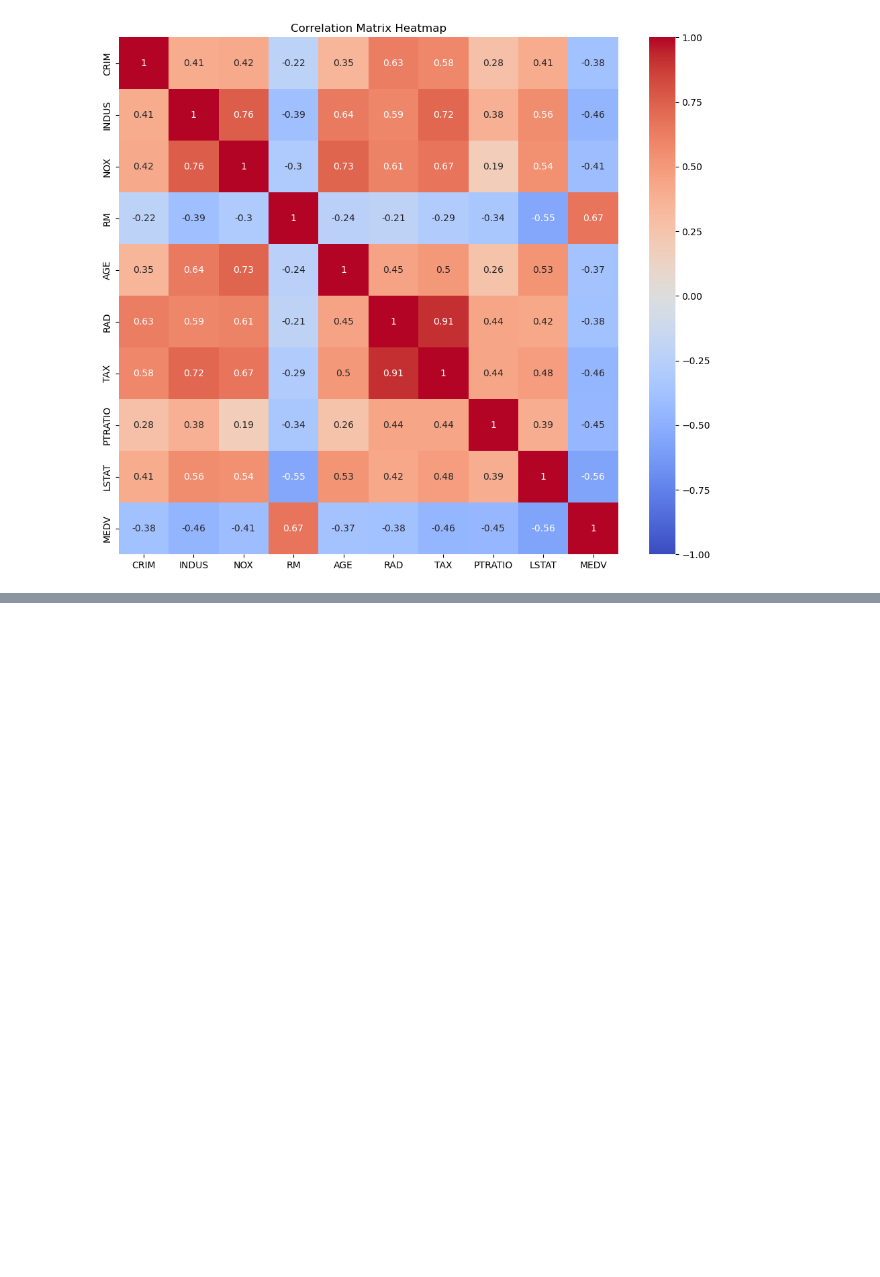
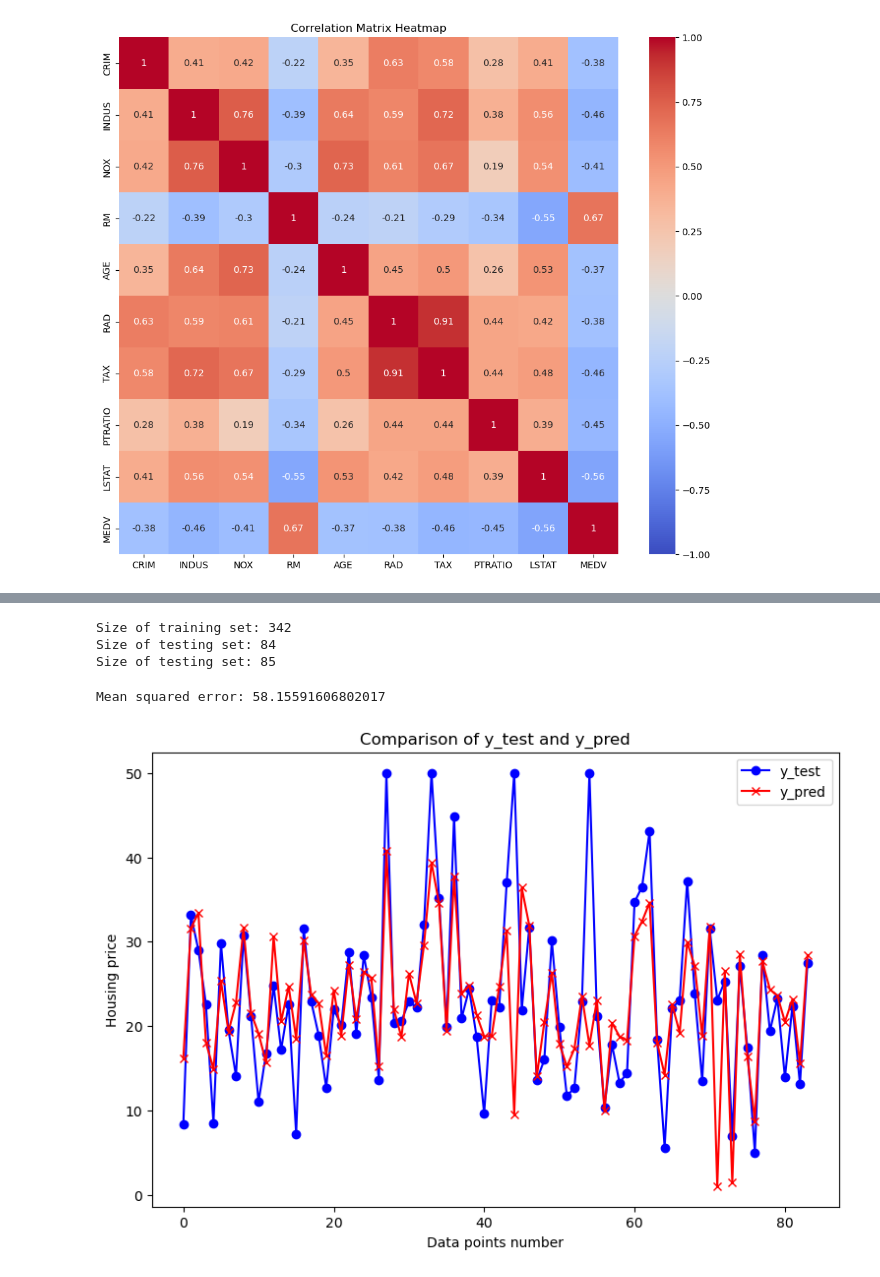
Before and after one commit to olliglorioso/linear-lasso-and-rf-regressors, a Jupyter notebook: Project.ipynb, the cells around one changed output, grey strips where cells are left out. Saved outputs shown, nothing was run; the diff lists cells and outputs as text; code cells hidden in the pictures; blank space fills up the shorter version.

```diff
--- a/Project.ipynb
+++ b/Project.ipynb
@@ -77 +88,18 @@ Index: []
 6.209
+# %%
+# Split into different training, testing and validation sets
+train_size = 0.67
+test_size = 1-0.67
+cross_size = 0.5
+X = filtered_data.drop(columns=['MEDV'], axis=1)
+y = filtered_data['MEDV']
+
+X_train, X_splitted, y_train, y_splitted = train_test_split(X, y, test_size=test_size, train_size=train_size, shuffle=True)
+X_test, X_cross, y_test, y_cross = train_test_split(X_splitted, y_splitted, test_size = cross_size, shuffle=False)
+print("Size of training set: " + str(len(X_train)))
+print("Size of testing set: " + str(len(y_test)))
+print("Size of testing set: " + str(len(y_cross)))
+# %% [output]
+Size of training set: 342
+Size of testing set: 84
+Size of testing set: 85
@@ -77,0 +110,18 @@ Index: []
+# %%
+clf = Lasso(alpha=0.001)
+clf.fit(X_train, y_train)
+y_pred = clf.predict(X_test)
+y_test = np.array(y_test)
+print("Mean squared error: " + str(mean_squared_error(y_test, y_pred)))
+
+plt.figure(figsize=(9, 6))
+plt.plot(y_test, label='y_test', marker='o', color='b')
+plt.plot(y_pred, label='y_pred', marker='x', color='r')
+plt.title('Comparison of y_test and y_pred')
+plt.xlabel('Data points number')
+plt.ylabel('Housing price')
+plt.legend()
+plt.show()
+# %% [output]
+Mean squared error: 58.15591606802017
+[figure, added]
```
Also changed, not shown: parts of 6 cells of this notebook.
